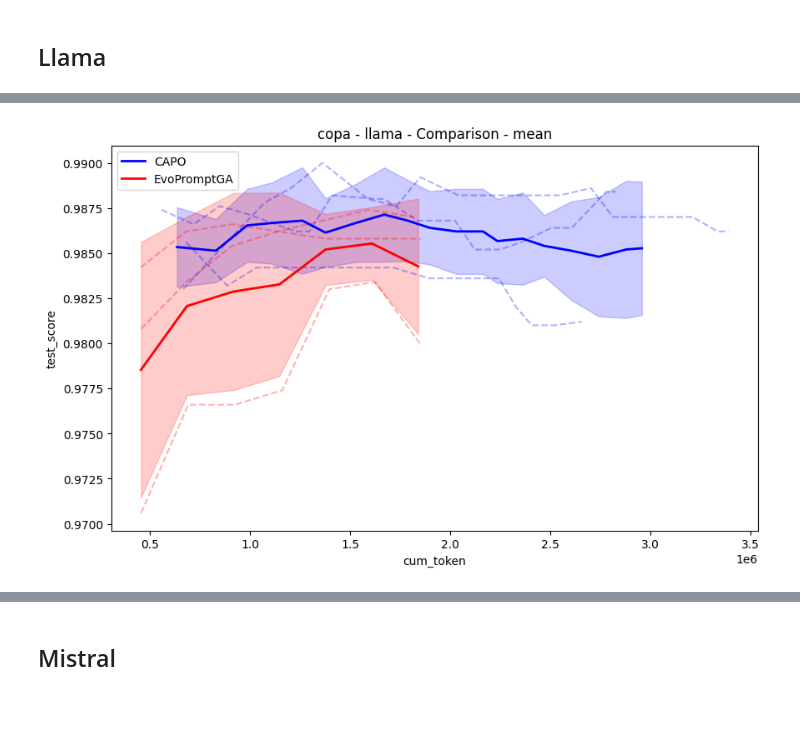
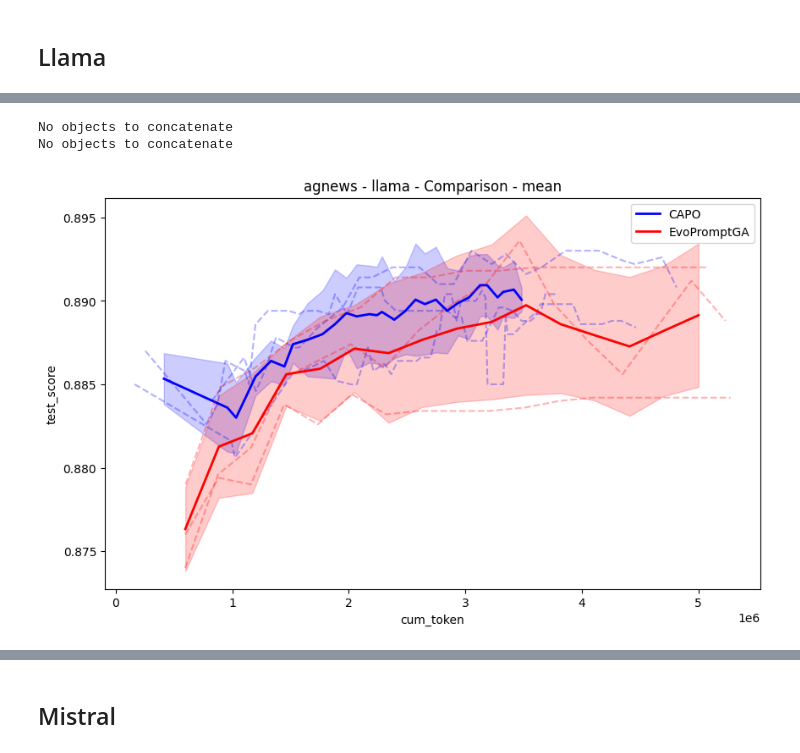
Before and after one commit to finitearth/capo, a Jupyter notebook: notebooks/seed_aggregation_eval.ipynb, the cells around one changed output, grey strips where cells are left out. Cells and saved outputs as stored; diff of their text form; code cells hidden in the pictures; blank space fills up the shorter version.

```diff
--- a/notebooks/seed_aggregation_eval.ipynb
+++ b/notebooks/seed_aggregation_eval.ipynb
@@ -320,12 +372,14 @@ generate_comparison_table(model="llama", agg="best_train", cutoff_tokens=5_000_0
 # %%
 plot_population_scores_comparison(
-    "copa",
+    "agnews",
     "llama",
     ["CAPO", "EvoPromptGA", "Opro", "PromptWizard"],
     "mean",
     plot_seeds=True,
     plot_std=True,
     x_col="cum_token",
 );
 # %% [output]
+No objects to concatenate
+No objects to concatenate
-[figure, old version]
+[figure, new version]
```
Also changed, not shown: parts of 25 cells of this notebook, 2 other files.
